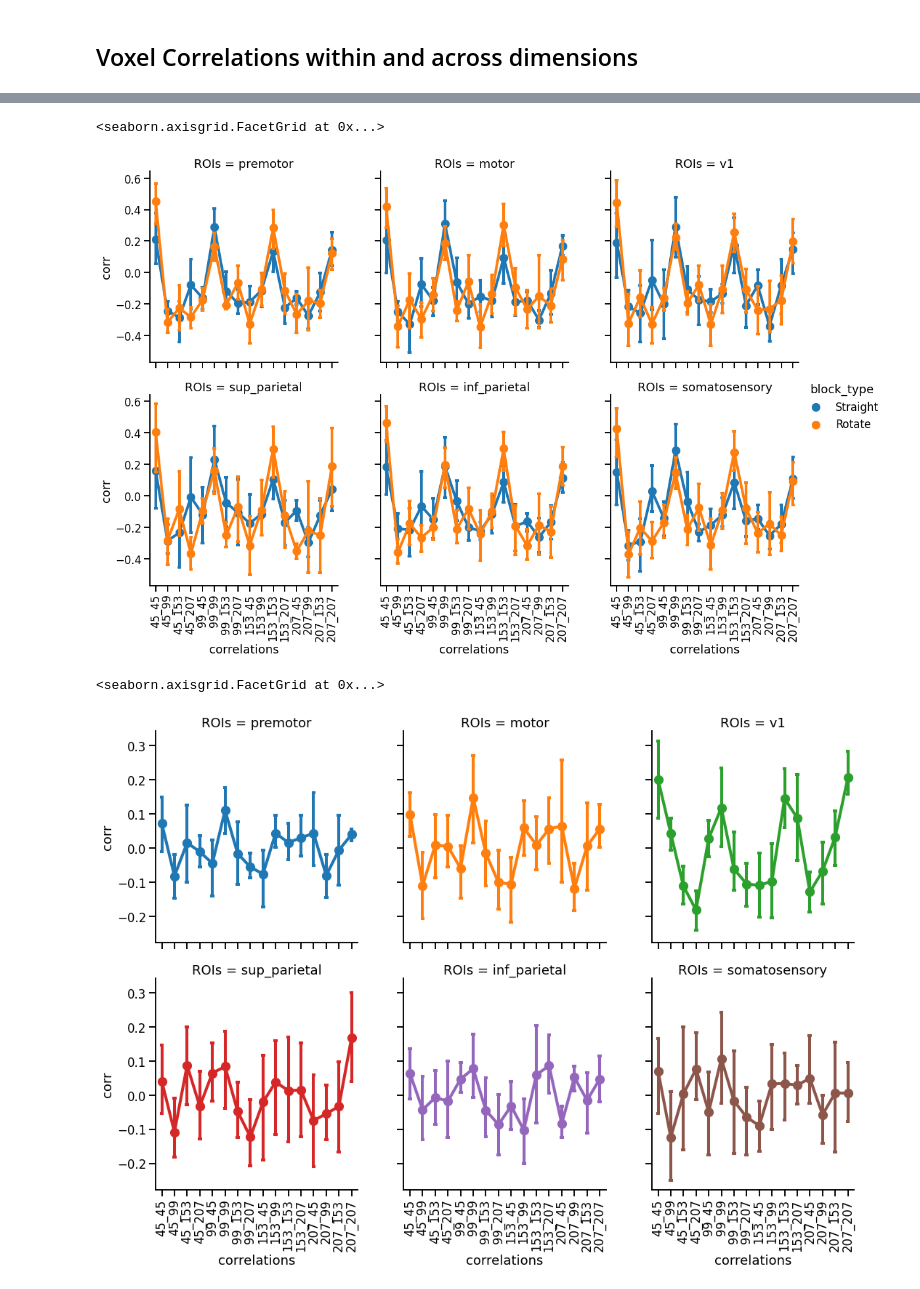
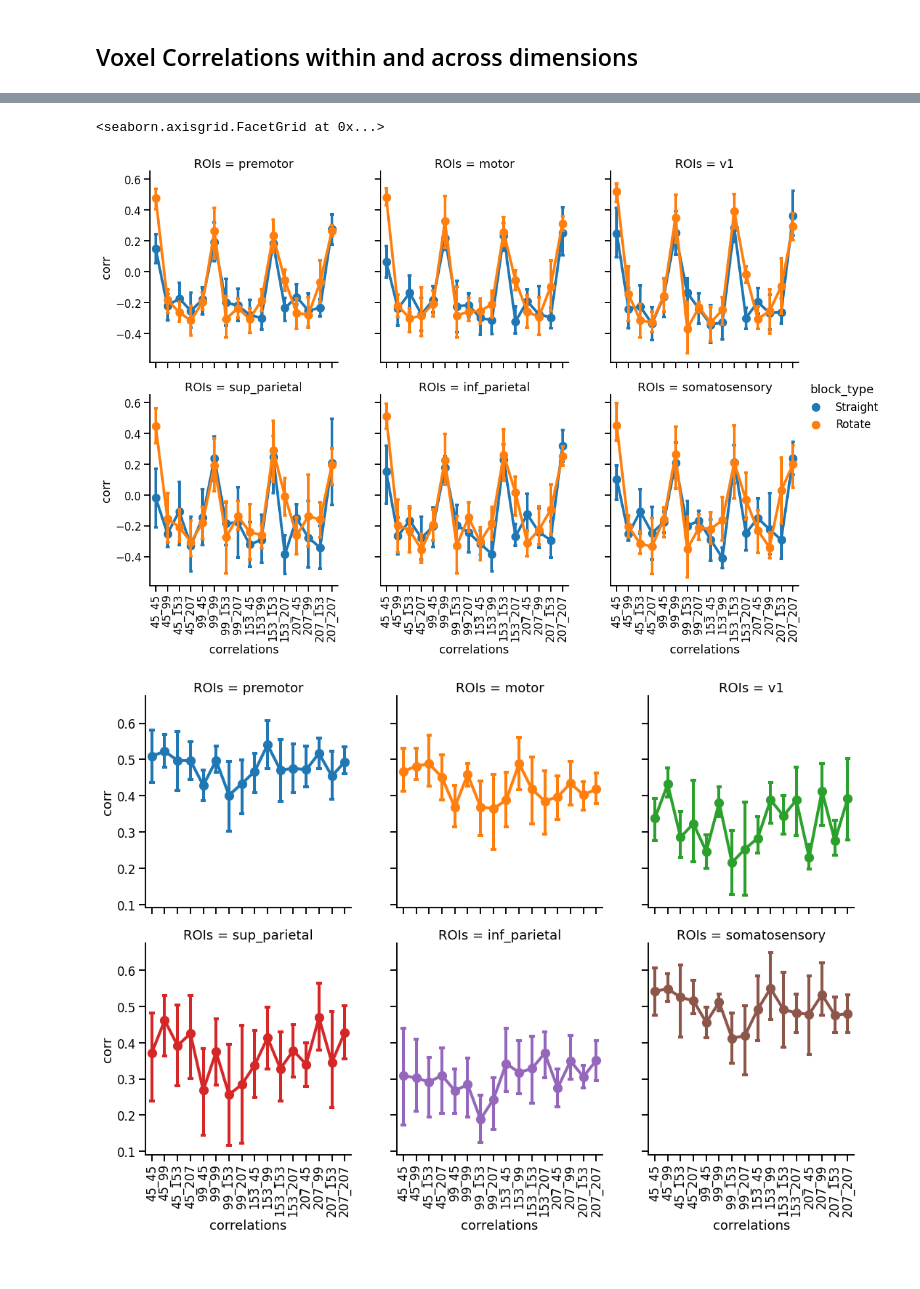
Before and after one commit to tejas-savalia/fmri_project, a Jupyter notebook: mvpa.ipynb, the cells around one changed output, grey strips where cells are left out. Cells and saved outputs as stored; diff of their text form; code cells hidden in the pictures.

```diff
--- a/mvpa.ipynb
+++ b/mvpa.ipynb
@@ -57,0 +55,2 @@ masks = {"premotor":"GM Premotor cortex BA6",
+# %%
+atlas = datasets.fetch_atlas_msdl()
@@ -57,0 +77,4 @@ masks = {"premotor":"GM Premotor cortex BA6",
+# %%
+masker = NiftiMapsMasker(maps_img=atlas.maps)
+# %%
+f = masker.fit_transform(fmri_image[0])
@@ -185,8 +194,8 @@ for mask in masks.keys():
 
     for run in range(1, 11):
         run_no = str(run).zfill(2)
-        beta_maps_dir = f'analyses_results/sub-{subject_id}/beta_maps/direction_level/run-{run_no}/'
-        run_beta_maps = os.listdir(f'analyses_results/sub-{subject_id}/beta_maps/direction_level/run-{run_no}/')
+        beta_maps_dir = f'analyses_results/sub-{subject_id}/beta_maps/trial_level/run-{run_no}/'
+        run_beta_maps = os.listdir(f'analyses_results/sub-{subject_id}/beta_maps/trial_level/run-{run_no}/')
 
         z_maps = {}
 
@@ -197,11 +206,12 @@ for mask in masks.keys():
         all_images = image.concat_imgs((z_maps['153'], z_maps['207'], z_maps['45'],z_maps['99']))
         mean_image = image.mean_img(all_images)
         mean_centered = image.math_img("np.subtract(all_images, mean_image[:, :, :, None])", all_images = all_images, mean_image = mean_image)
-
+        #print (image.index_img(mean_centered, 25))
+        #mean_centered = all_images
         for i, key in enumerate(np.sort(list(z_maps.keys()))):
-            #z_maps[key] = image.index_img(mean_centered, slice(i*10,i*10+10))
+            z_maps[key] = image.index_img(mean_centered, slice(i*10,i*10+10))
             #z_maps[key] = image.index_img(mean_centered, slice(i*2,i*2+2))
-            z_maps[key] = image.index_img(mean_centered, slice(i*1,i*1+1))
+            #z_maps[key] = image.index_img(mean_centered, slice(i*1,i*1+1))
 
 
         if run%2 != 0:
@@ -258,7 +268,8 @@ g = sns.catplot(x = 'correlations', y = 'corr', hue = 'block_type', col = 'ROIs'
                 kind = 'point', data = correlations_melt.loc[correlations_melt['runs'] < 11], capsize = 0.1)
 
 g.set_axis_labels().set_xticklabels(rotation = 90)
+plt.savefig('plots_for_bb/')
 # %% [output]
 <seaborn.axisgrid.FacetGrid at 0x...>
-[figure, old version]
+[figure, new version]
 # %%
@@ -266,13 +277,14 @@ bw_correlations_melt = bw_correlations.melt(id_vars=['run_pairs',  'ROIs'], var_
 # %%
 sns.set_context('talk')
 
 ax = sns.catplot(x = 'correlations', y = 'corr', hue = 'ROIs', col = 'ROIs', col_wrap=3,
-                 kind = 'point', data = bw_correlations_melt.loc[((bw_correlations_melt['run_pairs'] <= 10))], capsize = 0.1)
+                 kind = 'point', capsize = 0.2,
+                 data = bw_correlations_melt.loc[((bw_correlations_melt['run_pairs'] <= 5) )])
 
 ax.set_axis_labels().set_xticklabels(rotation = 90)
+plt.savefig('plots_for_bb/bw_corr_all_pairs_non_mc.png', dpi = 600)
 # %% [output]
-<seaborn.axisgrid.FacetGrid at 0x...>
-[figure, old version]
+[figure, new version]
 # %%
 aim = []
 for i in bw_correlations_melt.correlations.str.split('_').values:
```
Also changed, not shown: parts of 15 cells of this notebook, 17 other files.
